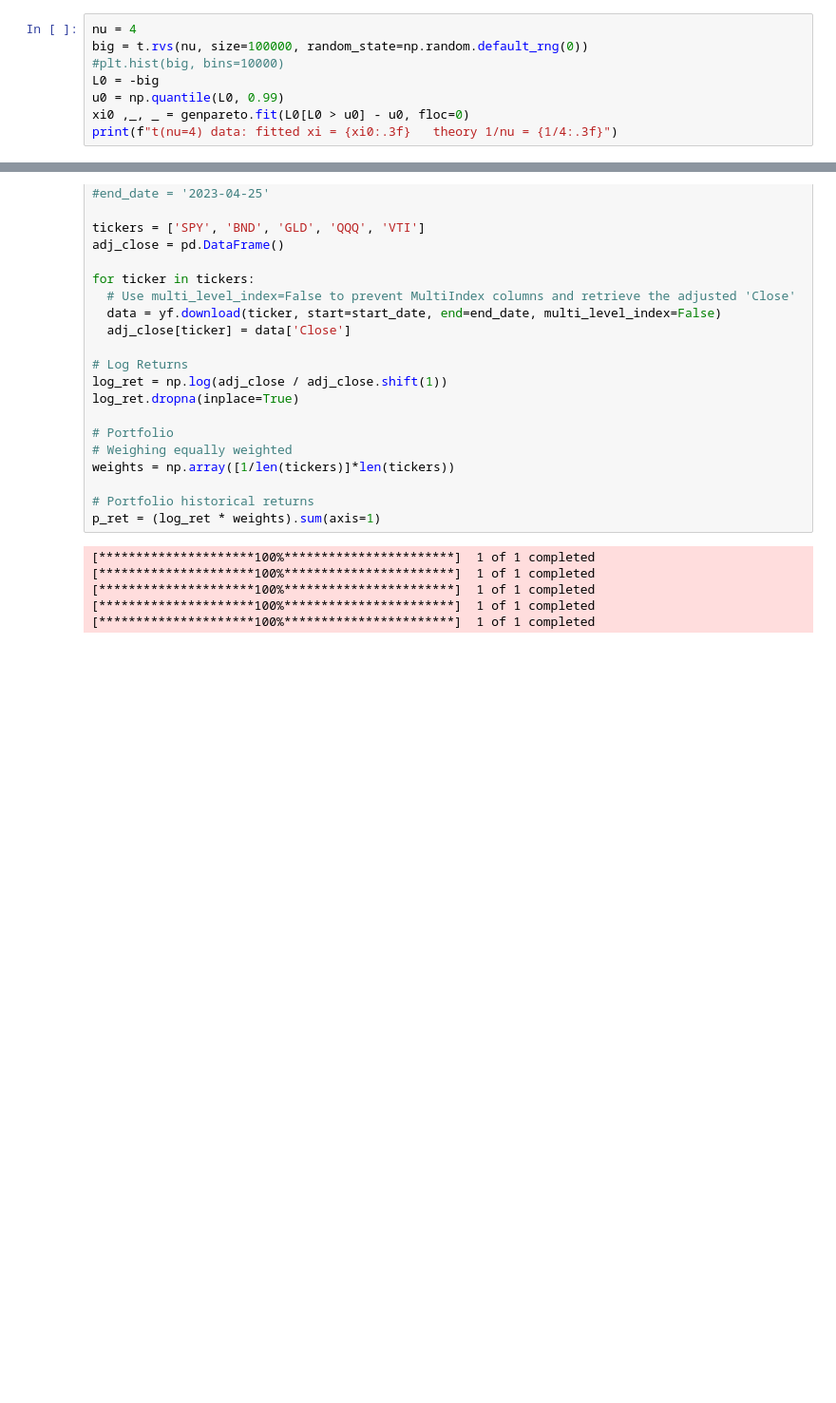
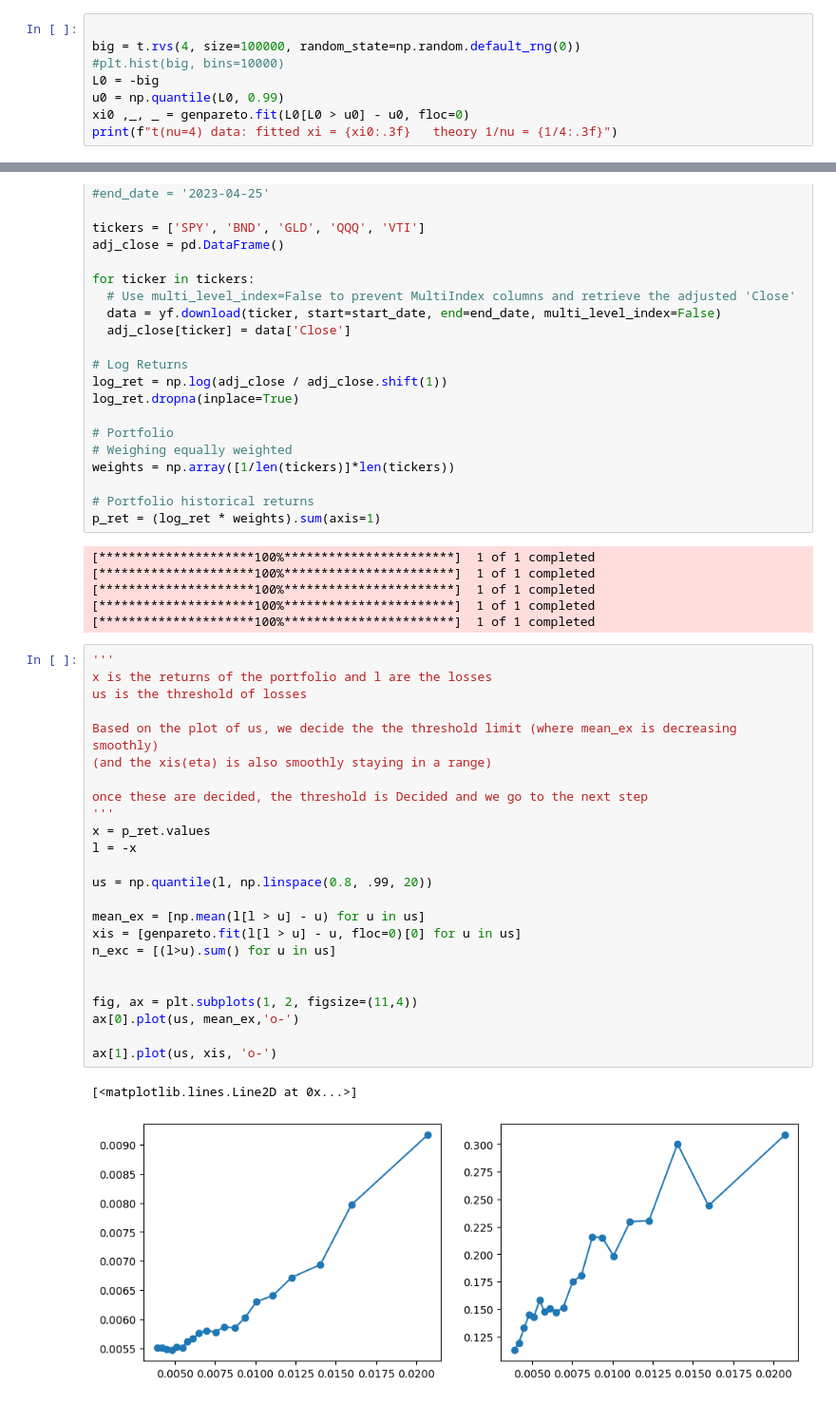
Before and after one commit to amanpoonia/SBeta_preparation, a Jupyter notebook: Risk/EVT_VaR.ipynb, the cells around one changed output, grey strips where cells are left out. Shown at 95% size. Drawn from its saved outputs; the diff is of its cells as text; blank space fills up the shorter version.

```diff
--- a/Risk/EVT_VaR.ipynb
+++ b/Risk/EVT_VaR.ipynb
@@ -16,8 +16,8 @@ import matplotlib.pyplot as plt
 import yfinance as yf
 import datetime as dt
 # %%
-nu = 4
-big = t.rvs(nu, size=100000, random_state=np.random.default_rng(0))
+
+big = t.rvs(4, size=100000, random_state=np.random.default_rng(0))
 #plt.hist(big, bins=10000)
 L0 = -big
 u0 = np.quantile(L0, 0.99)
@@ -57,6 +57,33 @@ p_ret = (log_ret * weights).sum(axis=1)
 [*********************100%***********************]  1 of 1 completed
 [*********************100%***********************]  1 of 1 completed
 [*********************100%***********************]  1 of 1 completed
+# %%
+'''
+x is the returns of the portfolio and l are the losses
+us is the threshold of losses
+
+Based on the plot of us, we decide the the threshold limit (where mean_ex is decreasing smoothly)
+(and the xis(eta) is also smoothly staying in a range)
+
+once these are decided, the threshold is Decided and we go to the next step
+'''
+x = p_ret.values
+l = -x
+
+us = np.quantile(l, np.linspace(0.8, .99, 20))
+
+mean_ex = [np.mean(l[l > u] - u) for u in us]
+xis = [genpareto.fit(l[l > u] - u, floc=0)[0] for u in us]
+n_exc = [(l>u).sum() for u in us]
+
+
+fig, ax = plt.subplots(1, 2, figsize=(11,4))
+ax[0].plot(us, mean_ex,'o-')
+
+ax[1].plot(us, xis, 'o-')
+# %% [output]
+[<matplotlib.lines.Line2D at 0x...>]
+[figure, added]
 # %%
 x = p_ret.values
 L = -x                                          # daily losses: crash days are large positive numbers
```
Also changed, not shown: parts of 8 cells of this notebook.
